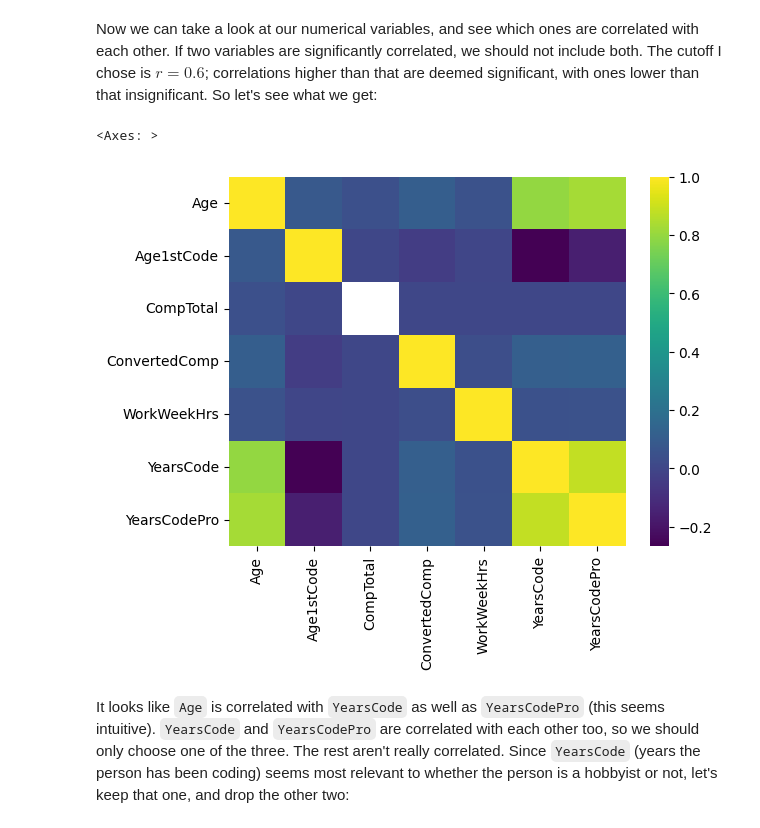
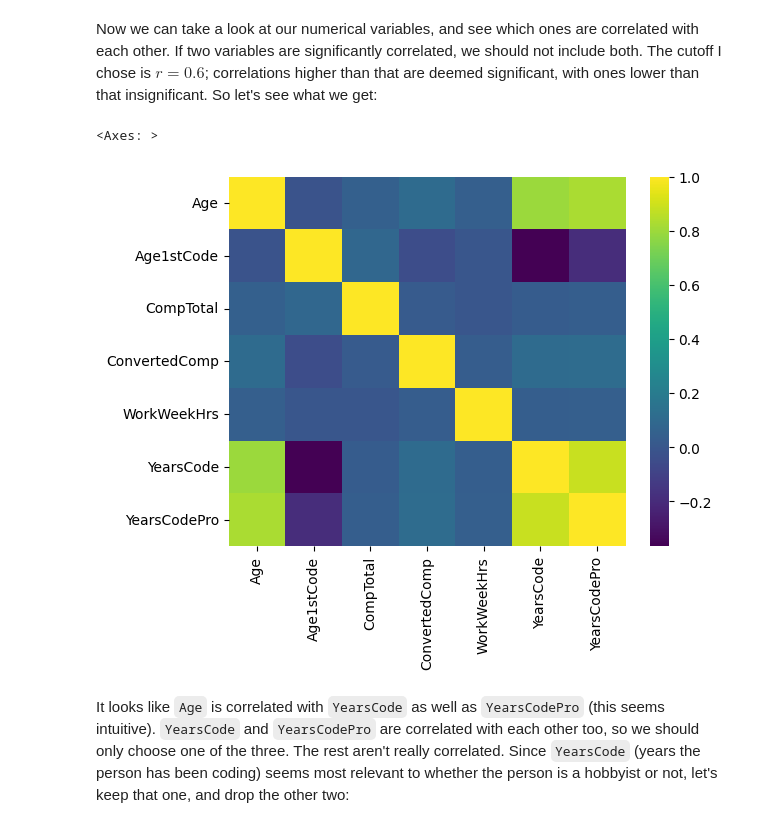
Before and after one commit to lmr97/datamining_proj_final, a Jupyter notebook: Project4.ipynb, the cells around one changed output. Cells and saved outputs as stored; diff of their text form; code cells hidden in the pictures.

```diff
--- a/Project4.ipynb
+++ b/Project4.ipynb
@@ -68,0 +69,6 @@ Total Columns: 61
+# %%
+df.dropna(subset=quant_vars_cols, inplace=True)
+print("Number of observations after drop:", df.shape[0])
+
+# NaN's made the quantitative columns string types, so had to convert back to float
+df[quant_vars_cols] = df[quant_vars_cols].astype(float)
@@ -211,11 +220,11 @@ I don't see any here that I know I can discount as irrelevant to whether someone
 # %% [markdown]
 Now we can take a look at our numerical variables, and see which ones are correlated with each other. If two variables are significantly correlated, we should not include both. The cutoff I chose is $r = 0.6$; correlations higher than that are deemed significant, with ones lower than that insignificant. So let's see what we get:
 # %%
-corr_matrix = quant_vars.corr(numeric_only=True)
+corr_matrix = df[quant_vars_cols].corr(numeric_only=True)
 sns.heatmap(corr_matrix, cmap='viridis')
 # %% [output]
 <Axes: >
-[figure, old version]
+[figure, new version]
 # %% [markdown]
 It looks like `Age` is correlated with `YearsCode` as well as `YearsCodePro` (this seems intuitive). `YearsCode` and `YearsCodePro` are correlated with each other too, so we should only choose one of the three. The rest aren't really correlated. Since `YearsCode` (years the person has been coding) seems most relevant to whether the person is a hobbyist or not, let's keep that one, and drop the other two:
 # %%
```
Also changed, not shown: parts of 23 cells of this notebook, 1 other file.
